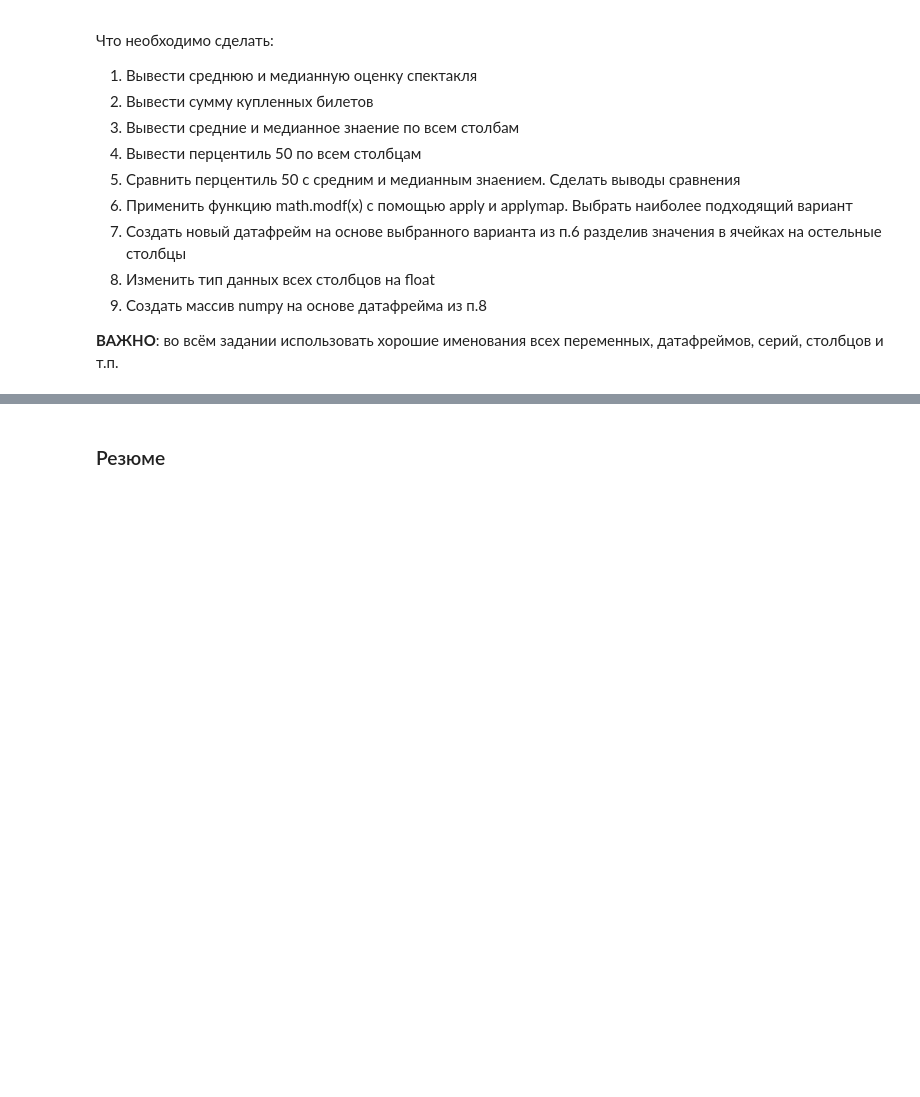
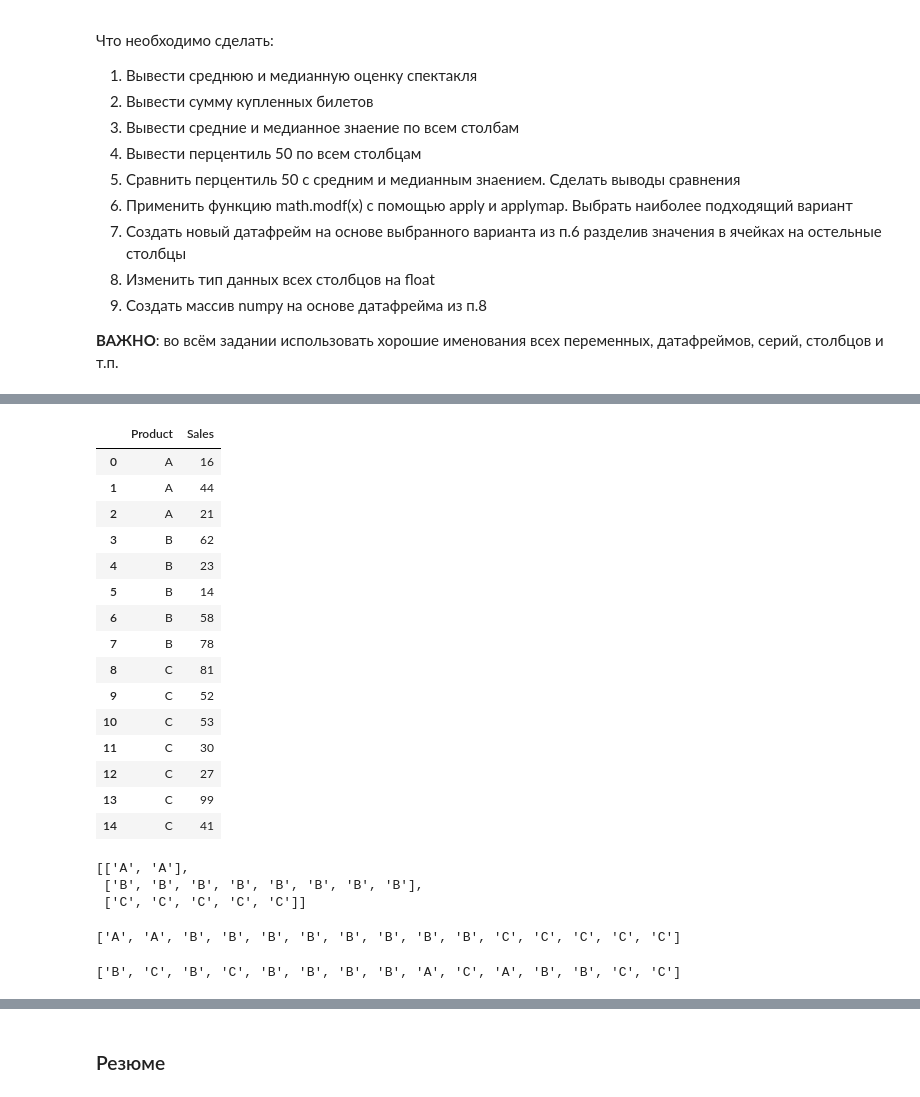
Before and after one commit to rgenius-ru/pandas_lessons, a Jupyter notebook: lessons/Pandas_for_Data_Engineering/part1.ipynb, the cells around one changed output, grey strips where cells are left out. Cells and saved outputs as stored; diff of their text form; code cells hidden in the pictures; blank space fills up the shorter version.

```diff
--- a/lessons/Pandas_for_Data_Engineering/part1.ipynb
+++ b/lessons/Pandas_for_Data_Engineering/part1.ipynb
@@ -938,0 +968,10 @@ array([[ 1.91436940e+00,  6.92616407e+00,  1.35165506e+00,
+# %%
+random.seed(123)
+
+l1 = [
+    ['A'] * 3,
+    ['B'] * 5,
+    ['C'] * 7,
+]
+
+l1
@@ -938,0 +982,3 @@ array([[ 1.91436940e+00,  6.92616407e+00,  1.35165506e+00,
+# %%
+charlist = [x for sublist in l1 for x in sublist]
+charlist
@@ -938,0 +987,3 @@ array([[ 1.91436940e+00,  6.92616407e+00,  1.35165506e+00,
+# %%
+ser1 = pd.Series(charlist)
+ser1
@@ -938,0 +1007,3 @@ array([[ 1.91436940e+00,  6.92616407e+00,  1.35165506e+00,
+# %%
+ser2 = pd.Series(random.sample(range(10, 100), 15))
+ser2
@@ -938,0 +1027,43 @@ array([[ 1.91436940e+00,  6.92616407e+00,  1.35165506e+00,
+# %%
+prod1 = pd.concat([ser1, ser2], axis=1)
+prod1.columns=['Product', 'Sales']
+prod1
+# %% [output]
+|  | Product | Sales |
+| 0 | A | 16 |
+| 1 | A | 44 |
+| 2 | A | 21 |
+| 3 | B | 62 |
+| 4 | B | 23 |
+| 5 | B | 14 |
+| 6 | B | 58 |
+| 7 | B | 78 |
+| 8 | C | 81 |
+| 9 | C | 52 |
+| 10 | C | 53 |
+| 11 | C | 30 |
+| 12 | C | 27 |
+| 13 | C | 99 |
+| 14 | C | 41 |
+# %%
+l2 = [
+    ['A'] * 2,
+    ['B'] * 8,
+    ['C'] * 5,
+]
+l2
+# %% [output]
+[['A', 'A'],
+ ['B', 'B', 'B', 'B', 'B', 'B', 'B', 'B'],
+ ['C', 'C', 'C', 'C', 'C']]
+# %%
+charlist2 = [x for sublist in l2 for x in sublist]
+charlist2
+# %% [output]
+['A', 'A', 'B', 'B', 'B', 'B', 'B', 'B', 'B', 'B', 'C', 'C', 'C', 'C', 'C']
+# %%
+random.seed(321)
+random.shuffle(charlist2)
+charlist2
+# %% [output]
+['B', 'C', 'B', 'C', 'B', 'B', 'B', 'B', 'A', 'C', 'A', 'B', 'B', 'C', 'C']
```
Also changed, not shown: parts of 25 cells of this notebook.
